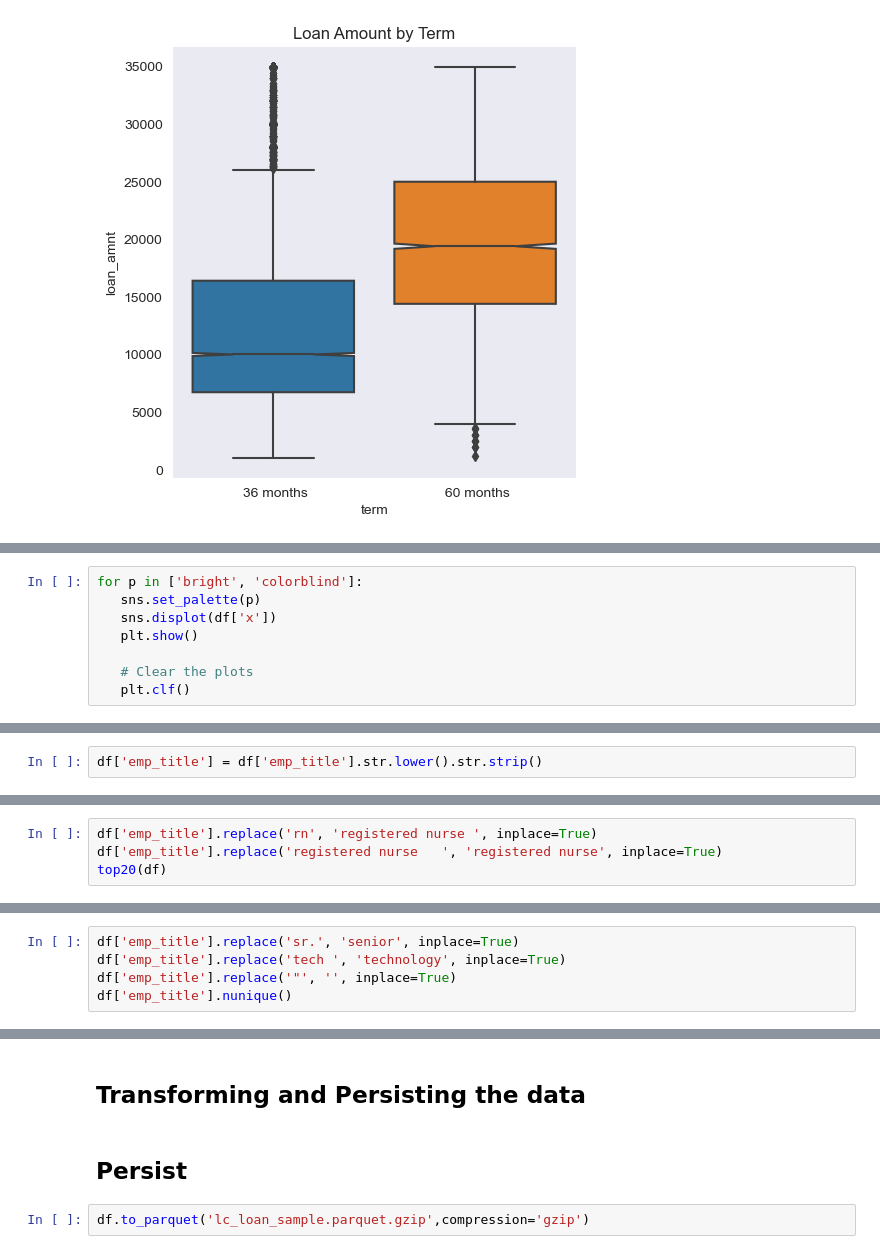
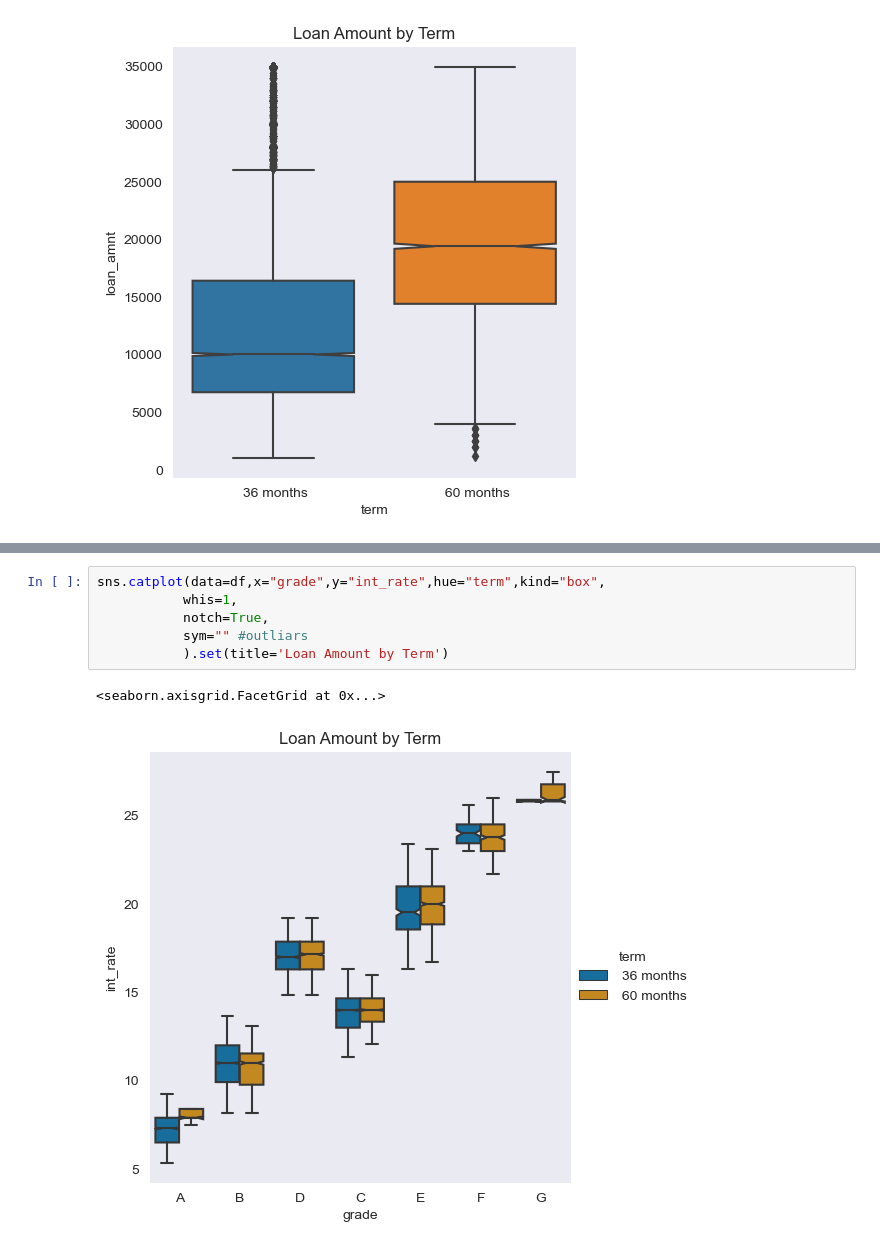
Before and after one commit to fburnelli/cas-de-stat-vis, a Jupyter notebook: visualisation.ipynb, the cells around one changed output, grey strips where cells are left out. Drawn from its saved outputs; the diff is of its cells as text.

Commit message:
seaborn

```diff
--- a/visualisation.ipynb
+++ b/visualisation.ipynb
@@ -143,8 +171,0 @@ https://www.youtube.com/watch?v=YYeqJllXHxM
-# %%
-for p in ['bright', 'colorblind']:
-   sns.set_palette(p)
-   sns.displot(df['x'])
-   plt.show()
-
-   # Clear the plots
-   plt.clf()
@@ -551,2 +171,0 @@ df['emp_title'].str.lower().str.strip().nunique()
-# %%
-df['emp_title'] = df['emp_title'].str.lower().str.strip()
@@ -607,4 +171,0 @@ df['emp_title'].str.lower().str.strip().nunique()
-# %%
-df['emp_title'].replace('rn', 'registered nurse	', inplace=True)
-df['emp_title'].replace('registered nurse	', 'registered nurse', inplace=True)
-top20(df)
@@ -708,5 +171,0 @@ array(['cognizant technology solutions', 'anadarko petroleum corporation',
-# %%
-df['emp_title'].replace('sr.', 'senior', inplace=True)
-df['emp_title'].replace('tech ', 'technology', inplace=True)
-df['emp_title'].replace('"', '', inplace=True)
-df['emp_title'].nunique()
@@ -918,6 +172,9 @@ Text(0, 0.5, 'Loan Status')
-# %% [markdown]
-## Transforming and Persisting the data
-# %% [markdown]
-## Persist
-# %%
-df.to_parquet('lc_loan_sample.parquet.gzip',compression='gzip')
+# %%
+sns.catplot(data=df,x="grade",y="int_rate",hue="term",kind="box",
+           whis=1,
+           notch=True,
+           sym="" #outliars
+           ).set(title='Loan Amount by Term')
+# %% [output]
+<seaborn.axisgrid.FacetGrid at 0x...>
+[figure, added]
```
Also changed, not shown: parts of 151 cells of this notebook.
